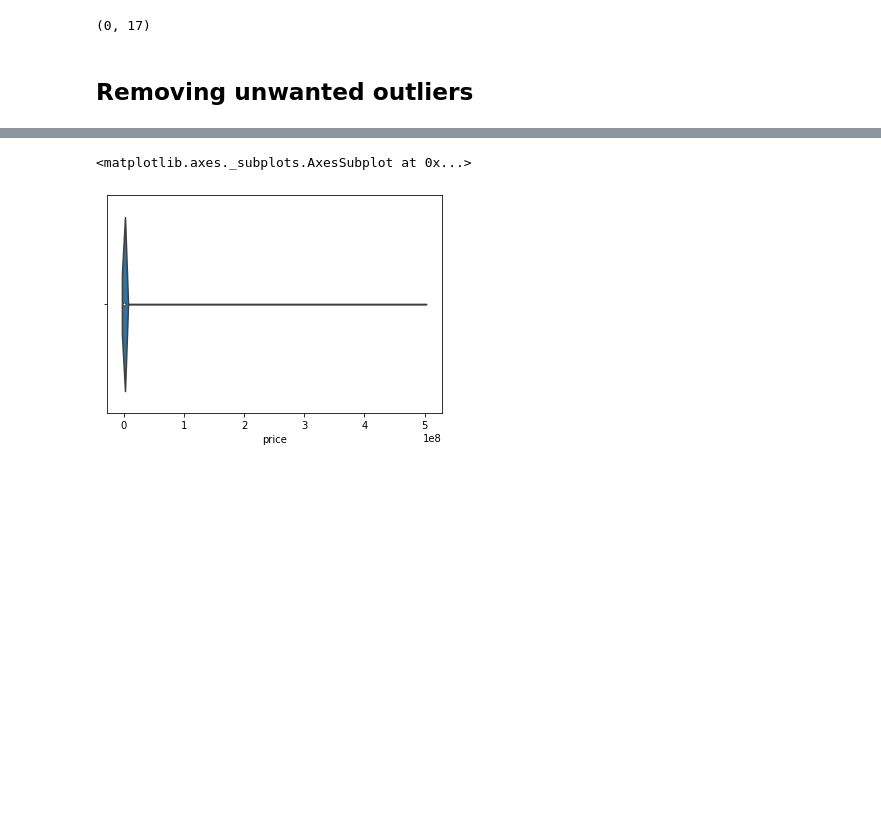
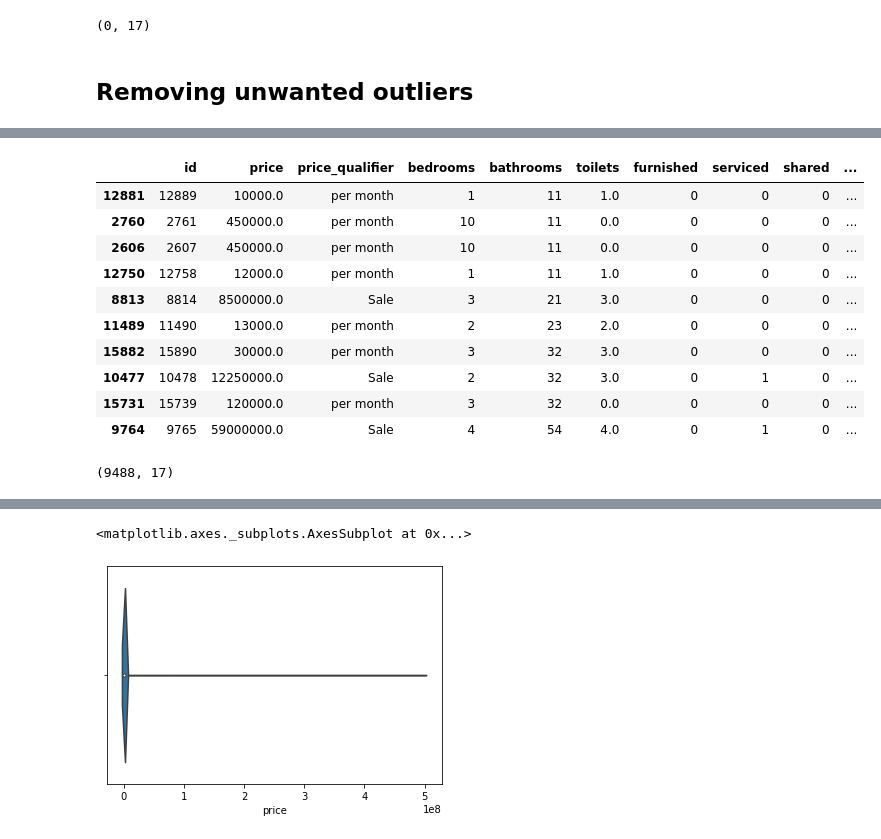
Before and after one commit to Ian-Ibrahim/project_ICS, a Jupyter notebook: Anna/data_cleaning.ipynb, the cells around one changed output, grey strips where cells are left out. Cells and saved outputs as stored; diff of their text form; code cells hidden in the pictures; blank space fills up the shorter version.

```diff
--- a/Anna/data_cleaning.ipynb
+++ b/Anna/data_cleaning.ipynb
@@ -332,5 +332,7 @@ df=df.loc[~((df['bedrooms']==0)&(df['type']=='House'))]
 df.loc[(df['bedrooms']==0)&(df['type']=='House')].shape
 # %% [output]
 (0, 17)
+# %%
+df.loc[(df['id']==554,'price')]=28000
 # %% [markdown]
 <h2>Removing unwanted outliers</h2>
@@ -339,0 +361,4 @@ df_sale=df[df.category=='For Sale']
+# %%
+#remove properties with more than 10
+df = df[df.bedrooms <= 10]
+df.shape
@@ -339,0 +372,20 @@ df_sale=df[df.category=='For Sale']
+# %%
+df.sort_values(by='bathrooms',ascending=True).tail(10)
+# %% [output]
+|  | id | price | price_qualifier | bedrooms | bathrooms | toilets | furnished | serviced | shared | ... |
+| 12881 | 12889 | 10000.0 | per month | 1 | 11 | 1.0 | 0 | 0 | 0 | ... |
+| 2760 | 2761 | 450000.0 | per month | 10 | 11 | 0.0 | 0 | 0 | 0 | ... |
+| 2606 | 2607 | 450000.0 | per month | 10 | 11 | 0.0 | 0 | 0 | 0 | ... |
+| 12750 | 12758 | 12000.0 | per month | 1 | 11 | 1.0 | 0 | 0 | 0 | ... |
+| 8813 | 8814 | 8500000.0 | Sale | 3 | 21 | 3.0 | 0 | 0 | 0 | ... |
+| 11489 | 11490 | 13000.0 | per month | 2 | 23 | 2.0 | 0 | 0 | 0 | ... |
+| 15882 | 15890 | 30000.0 | per month | 3 | 32 | 3.0 | 0 | 0 | 0 | ... |
+| 10477 | 10478 | 12250000.0 | Sale | 2 | 32 | 3.0 | 0 | 1 | 0 | ... |
+| 15731 | 15739 | 120000.0 | per month | 3 | 32 | 0.0 | 0 | 0 | 0 | ... |
+| 9764 | 9765 | 59000000.0 | Sale | 4 | 54 | 4.0 | 0 | 1 | 0 | ... |
+# %%
+# Remove bathrooms more than 10
+df = df[df.bathrooms <= 10]
+df.shape
+# %% [output]
+(9488, 17)
```
Also changed, not shown: parts of 26 cells of this notebook.
